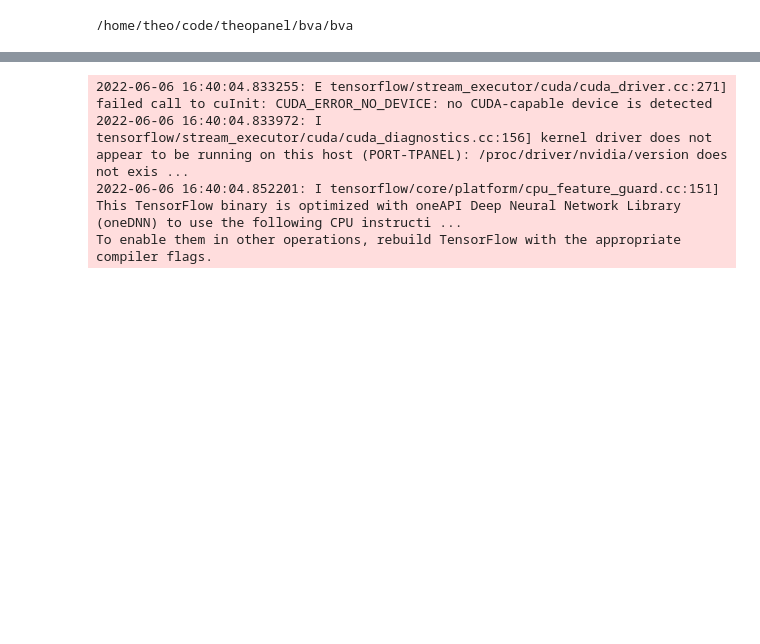
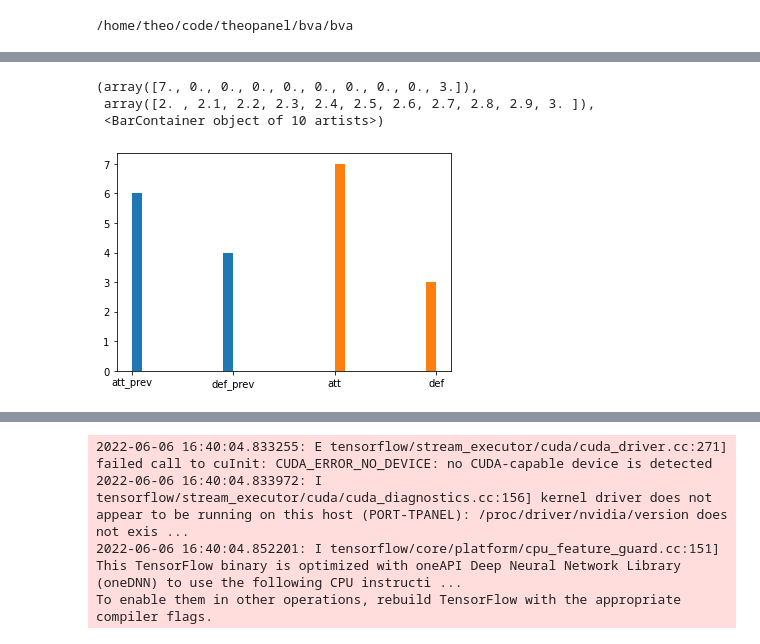
Before and after one commit to PtoNP/bva, a Jupyter notebook: notebooks/data_analysis.ipynb, the cells around one changed output, grey strips where cells are left out. Drawn from its saved outputs; the diff is of its cells as text; code cells hidden in the pictures; blank space fills up the shorter version.

Commit message:
notebook graph

```diff
--- a/notebooks/data_analysis.ipynb
+++ b/notebooks/data_analysis.ipynb
@@ -13,0 +17,6 @@ cd ./bva
+# %%
+y_pred = predict_classes("/home/theo/code/theopanel/bva/bva/data/hitnet_match9_pred_final.csv",
+               "/home/theo/code/theopanel/bva/bva/data/match9_1_07_11_predict.csv",
+                       "/home/theo/code/theopanel/bva/bva/data/match9_1_07_11_details.csv",
+                       "/home/theo/code/theopanel/bva/bva/data/match9_1_07_11_players.csv",
+                       "/home/theo/code/theopanel/bva/bva/models/2class")
@@ -14 +43,17 @@ cd ./bva
+# %%
+clean_df = pd.read_csv("/home/theo/code/theopanel/bva/bva/data/clean_dataset.csv")
+df = add_stroke_cat_to_dataset(clean_df)
+# %%
+match = df[df["video_path"]=="match9/rally_video/1_07_11.mp4"]
+truth = match[match["stroke_cat"]!="no_hit"]["stroke_cat"]
+# %%
+prev = np.where(np.argmax(y_pred, axis=1)==0, "att_prev", "def_prev")
+# %%
+plt.hist(prev)
+plt.hist(truth)
+# %% [output]
+(array([7., 0., 0., 0., 0., 0., 0., 0., 0., 3.]),
+ array([2. , 2.1, 2.2, 2.3, 2.4, 2.5, 2.6, 2.7, 2.8, 2.9, 3. ]),
+ <BarContainer object of 10 artists>)
+[figure, added]
 # %%
```
Also changed, not shown: parts of 6 cells of this notebook.
